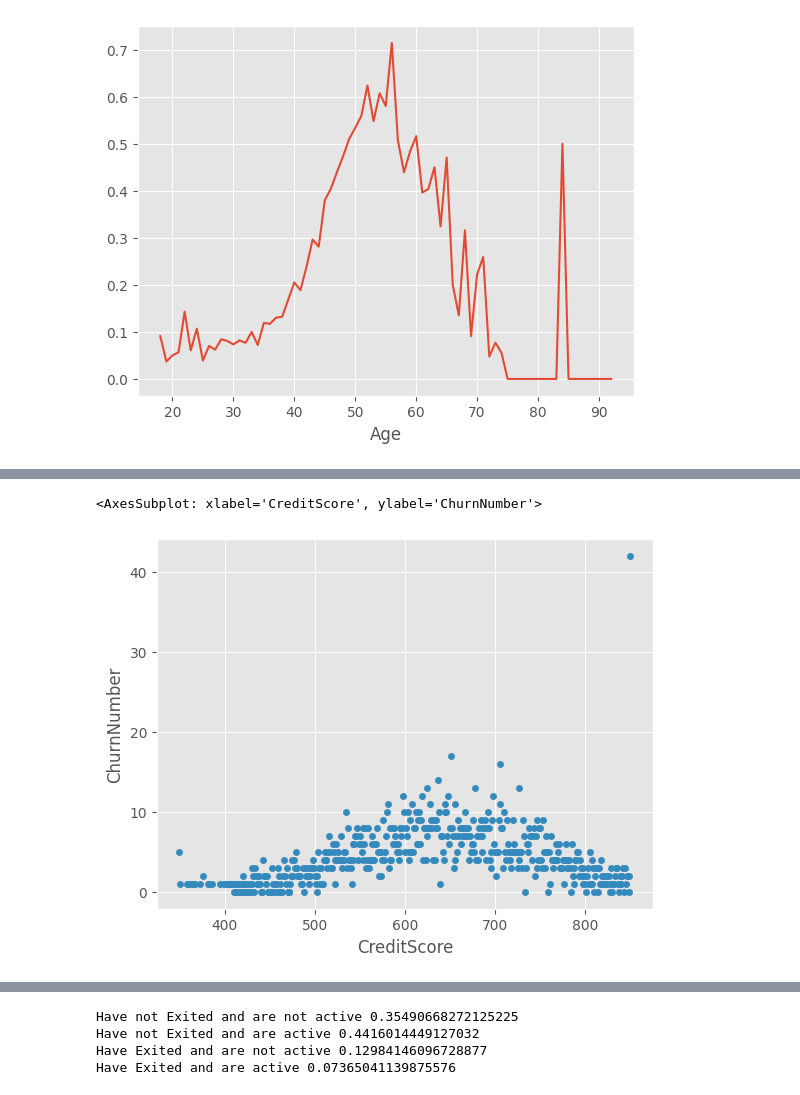
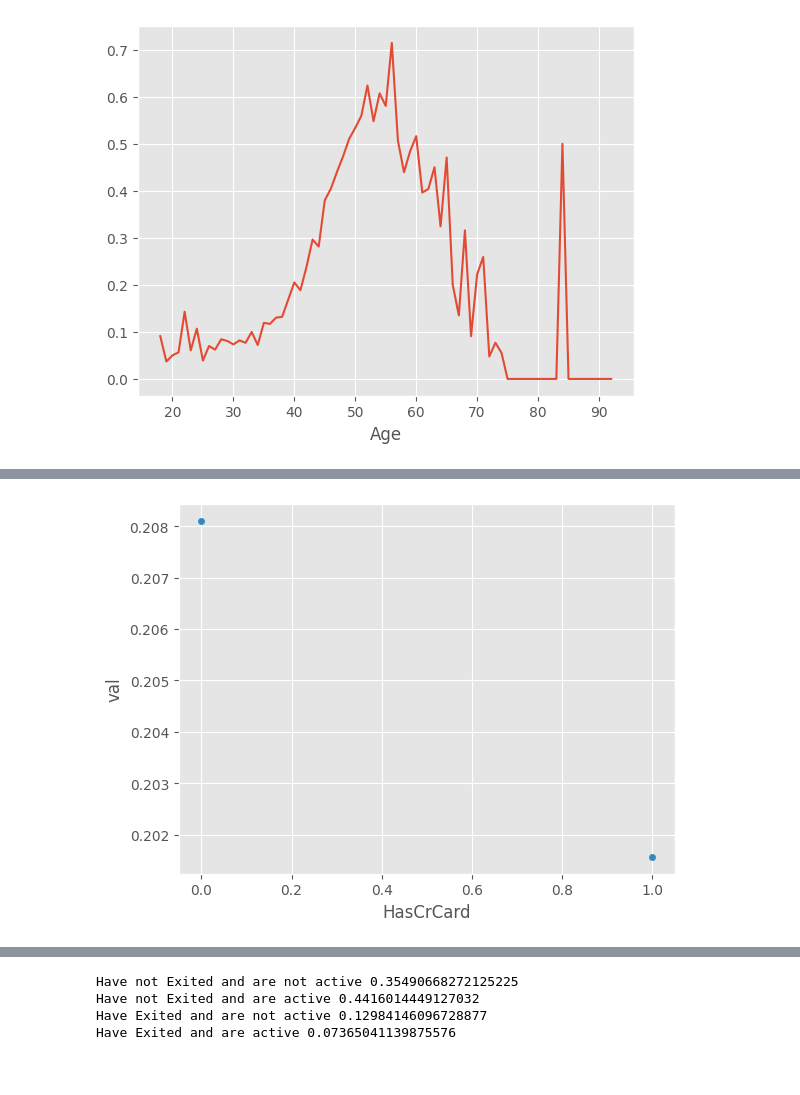
Before and after one commit to DhruvK0/TCG-Tech-Final-Project-2022, a Jupyter notebook: notebook_Mihir.ipynb, the cells around one changed output, grey strips where cells are left out. Drawn from its saved outputs; the diff is of its cells as text; code cells hidden in the pictures.

```diff
--- a/notebook_Mihir.ipynb
+++ b/notebook_Mihir.ipynb
@@ -84,17 +112,18 @@ answer_words.groupby("Age").sum()
 # %%
 #Percentage Churn by Credit Score
-Under = answer_words.groupby("CreditScore").count().get("Exited")
-Over = answer_words.groupby("CreditScore").sum().get("Exited")#.astype(np.int64)
-a = Over
+Under = answer_words.groupby("HasCrCard").count().get("Exited")
+Over = answer_words.groupby("HasCrCard").sum().get("Exited")#.astype(np.int64)
+a = Over/Under
 j = np.array([])
 j = a
-dat = pd.DataFrame().assign(ChurnNumber = j)
+dat = pd.DataFrame().assign(val = j)
 dat = dat.reset_index()
-dat.plot(kind = "scatter", x = "CreditScore", y = "ChurnNumber")#, bins=np.arange(350,850, 10))
+dat.plot(kind = "scatter", x = "HasCrCard", y = "val")#, bins=np.arange(350,850, 10))
+dat.to_csv('file_name.csv')
+
 
 #answer_words.groupby("CreditScore").sum()
 #dat
 #j.plot(kind = "line")
 # %% [output]
-<AxesSubplot: xlabel='CreditScore', ylabel='ChurnNumber'>
-[figure, old version]
+[figure, new version]
```
Also changed, not shown: parts of 2 cells of this notebook.
